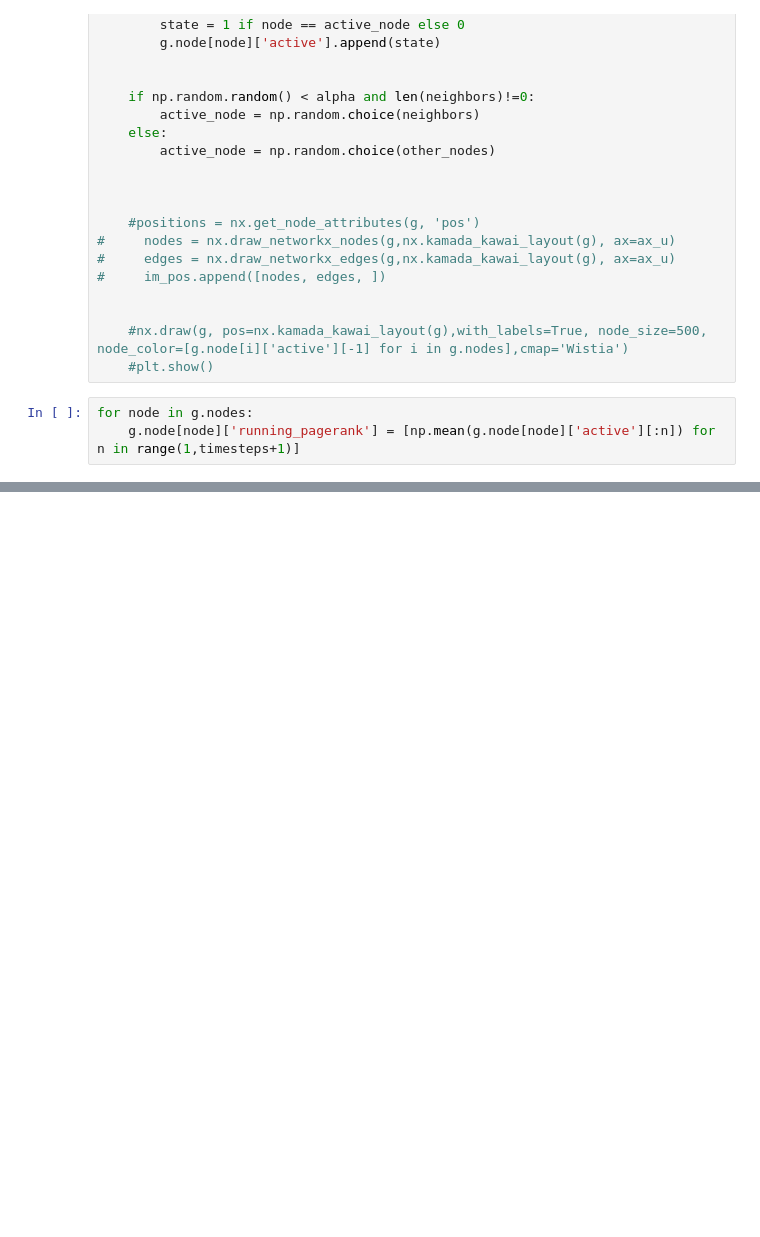
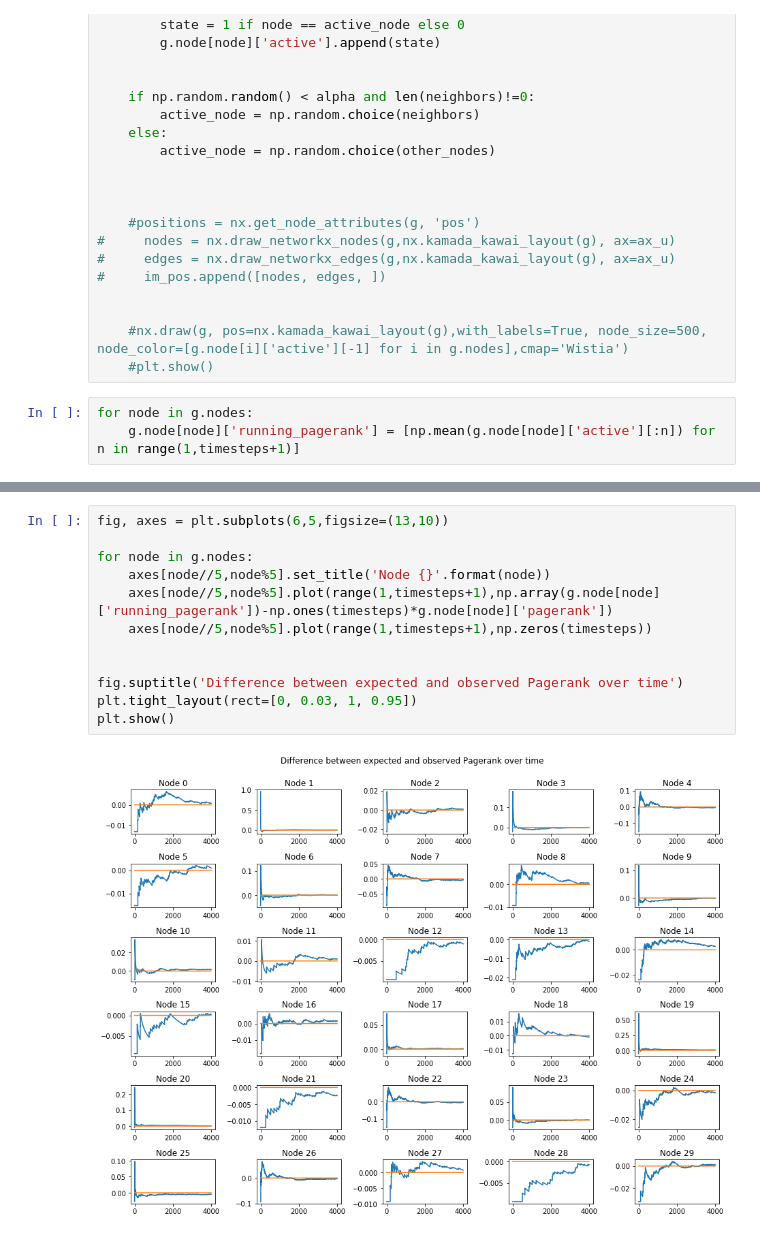
Before and after one commit to Ngort/CS166, a Jupyter notebook: MS_8_2_PageRank.ipynb, the cells around one changed output, grey strips where cells are left out. Drawn from its saved outputs; the diff is of its cells as text; blank space fills up the shorter version.

```diff
--- a/MS_8_2_PageRank.ipynb
+++ b/MS_8_2_PageRank.ipynb
@@ -86,0 +80,14 @@ plt.show()
+# %%
+fig, axes = plt.subplots(6,5,figsize=(13,10))
+
+for node in g.nodes:
+    axes[node//5,node%5].set_title('Node {}'.format(node))
+    axes[node//5,node%5].plot(range(1,timesteps+1),np.array(g.node[node]['running_pagerank'])-np.ones(timesteps)*g.node[node]['pagerank'])
+    axes[node//5,node%5].plot(range(1,timesteps+1),np.zeros(timesteps))
+
+
+fig.suptitle('Difference between expected and observed Pagerank over time')
+plt.tight_layout(rect=[0, 0.03, 1, 0.95])
+plt.show()
+# %% [output]
+[figure, added]
```
Also changed, not shown: parts of 8 cells of this notebook.
